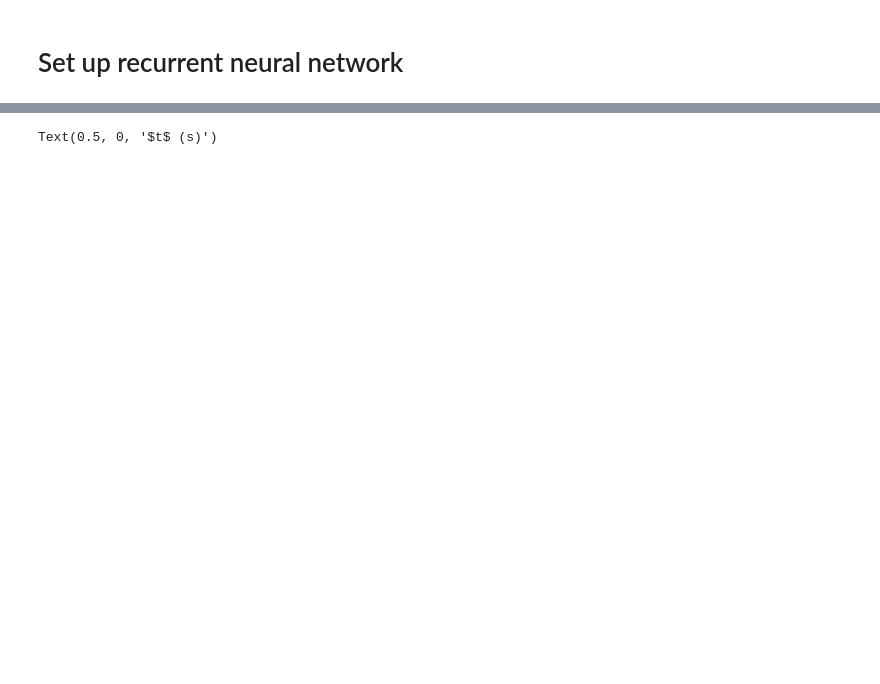
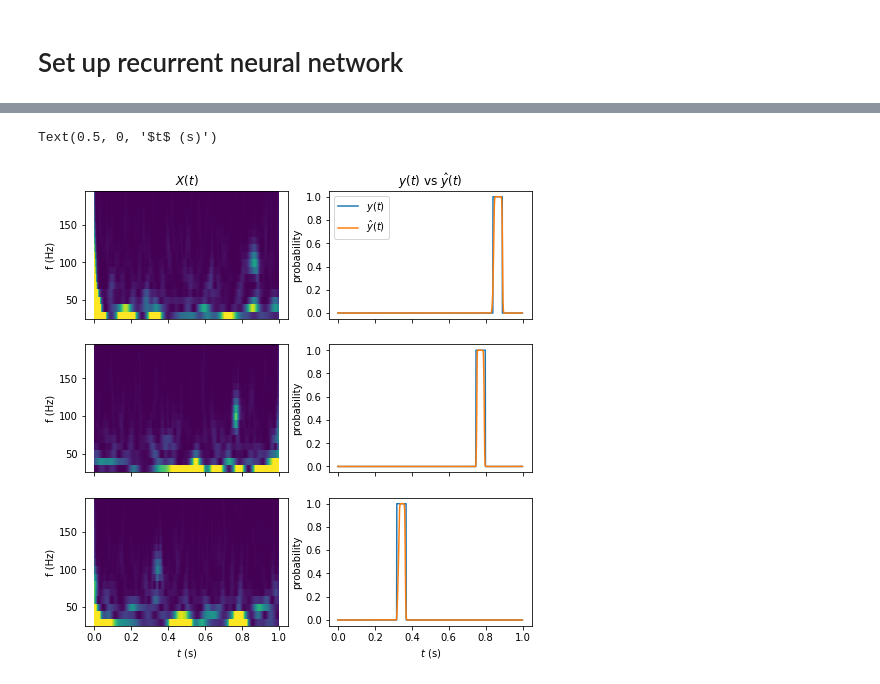
Before and after one commit to espenhgn/MLexperiments, a Jupyter notebook: LSTM_RNN.ipynb, the cells around one changed output, grey strips where cells are left out. Drawn from its saved outputs; the diff is of its cells as text; code cells hidden in the pictures; blank space fills up the shorter version.

```diff
--- a/LSTM_RNN.ipynb
+++ b/LSTM_RNN.ipynb
@@ -17,6 +37,7 @@ np.random.seed(1234)
 Set up some data by superimposing brown noise with with a cosine with Gaussian envelope inserted once at a random time in each dataset
 # %%
 n_samples = 1000     # number of training + validation datasets
+n_val_samples = 50   # number of validation datasets (will use n_val_samples last samples in dataset structure)
 signal_length = 1000 # number of time points in segment
 dt = 0.001           # s, temporal resolution
 
@@ -200,6 +216,8 @@ Trainable params: 931
 Non-trainable params: 30
 _________________________________________________________________
 # %%
-history = model.fit(X, y, batch_size=20, epochs=10, validation_split=0.05)
+history = model.fit(X[:-n_val_samples, :, :], y[:-n_val_samples, :, :],
+                    batch_size=20, epochs=20,
+                    validation_data=(X[-n_val_samples:, :, :], y[-n_val_samples:, :, :]))
 # %% [output]
 Train on 950 samples, validate on 50 samples
@@ -238,15 +255,16 @@ plt.semilogy()
 # %%
 # visualize predictions on some samples from the validation set
-n_val_samples = 3
-X_val = history.validation_data[0][:n_val_samples]
-y_val = history.validation_data[1][:n_val_samples]
+#n_val_samples = 3
+n_plots = 3
+X_val = X[-n_val_samples:, ]
+y_val = y[-n_val_samples:, ]
 
 y_pred = model.predict(X_val)
 
 # compare prediction to ground truth
-fig, axes = plt.subplots(n_val_samples, 2, figsize=(8, 8),
+fig, axes = plt.subplots(n_plots, 2, figsize=(8, 8),
                          sharex=True, sharey='col')
-for i in range(n_val_samples):
+for i in range(n_plots):
     axes[i, 0].pcolormesh(time, waveletfreqs, X_val[i].T, vmin=0, vmax=X.std()*2)
     axes[i, 1].plot(time, y_val[i], label='$y(t)$')
     axes[i, 1].plot(time, y_pred[i], label='$\hat{y}(t)$')
@@ -264 +280,2 @@ axes[i, 1].set_xlabel('$t$ (s)')
 Text(0.5, 0, '$t$ (s)')
+[figure, added]
```
Also changed, not shown: parts of 10 cells of this notebook.
